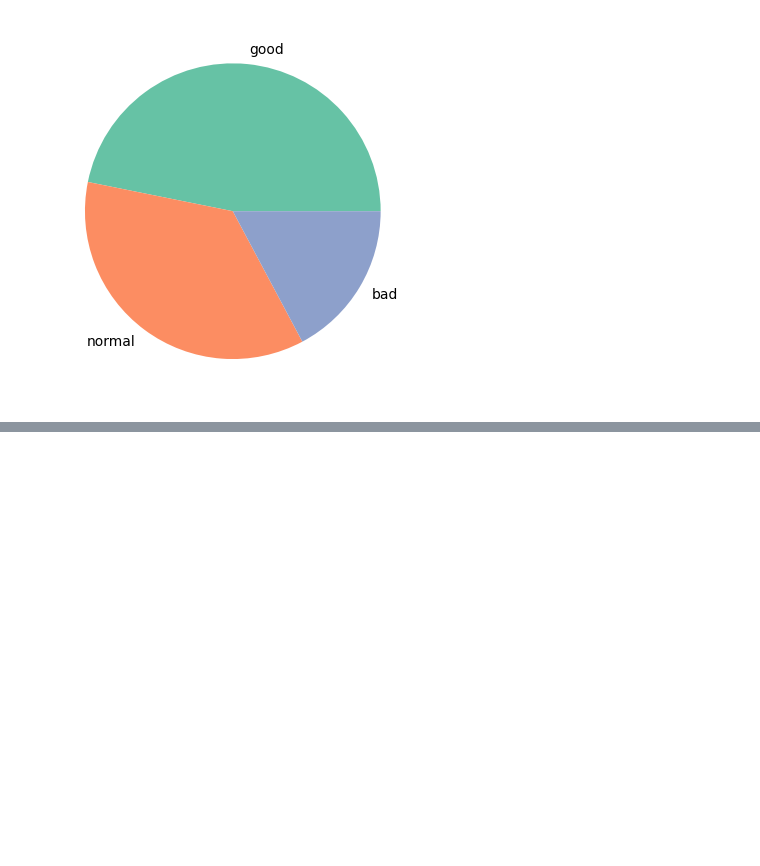
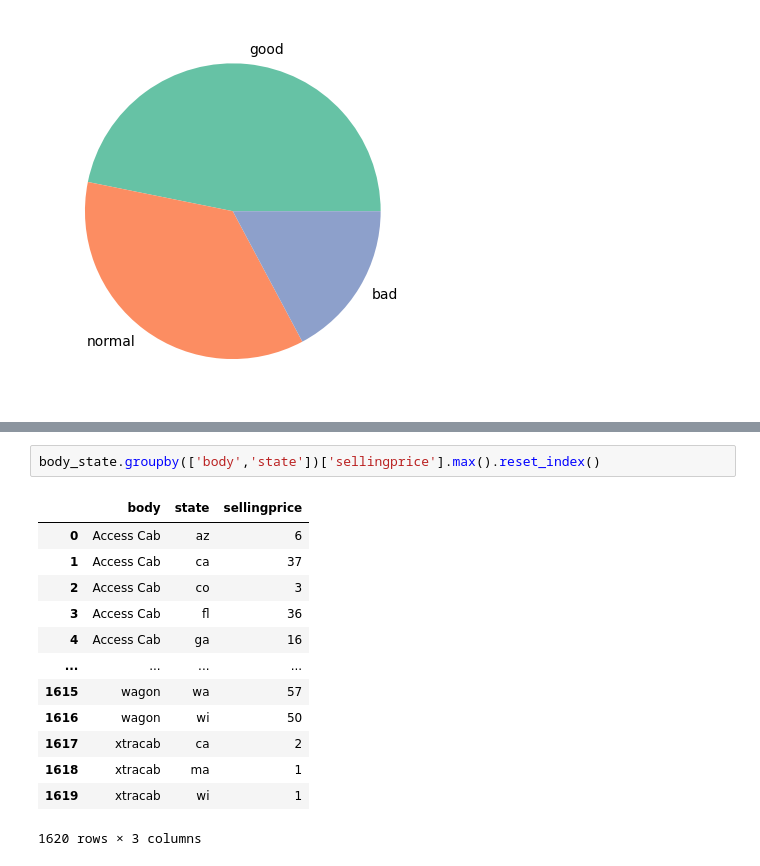
Before and after one commit to R3Z4P4HL3V1/UsedCarAnalysis, a Jupyter notebook: index.ipynb, the cells around one changed output, grey strips where cells are left out. Drawn from its saved outputs; the diff is of its cells as text; blank space fills up the shorter version.

```diff
--- a/index.ipynb
+++ b/index.ipynb
@@ -322,0 +433,16 @@ plt.pie(df_obj_1['condition rank'].value_counts(),labels=['good','normal','bad']
+# %%
+body_state.groupby(['body','state'])['sellingprice'].max().reset_index()
+# %% [output]
+|  | body | state | sellingprice |
+| 0 | Access Cab | az | 6 |
+| 1 | Access Cab | ca | 37 |
+| 2 | Access Cab | co | 3 |
+| 3 | Access Cab | fl | 36 |
+| 4 | Access Cab | ga | 16 |
+| ... | ... | ... | ... |
+| 1615 | wagon | wa | 57 |
+| 1616 | wagon | wi | 50 |
+| 1617 | xtracab | ca | 2 |
+| 1618 | xtracab | ma | 1 |
+| 1619 | xtracab | wi | 1 |
+1620 rows × 3 columns
```
Also changed, not shown: parts of 8 cells of this notebook.
